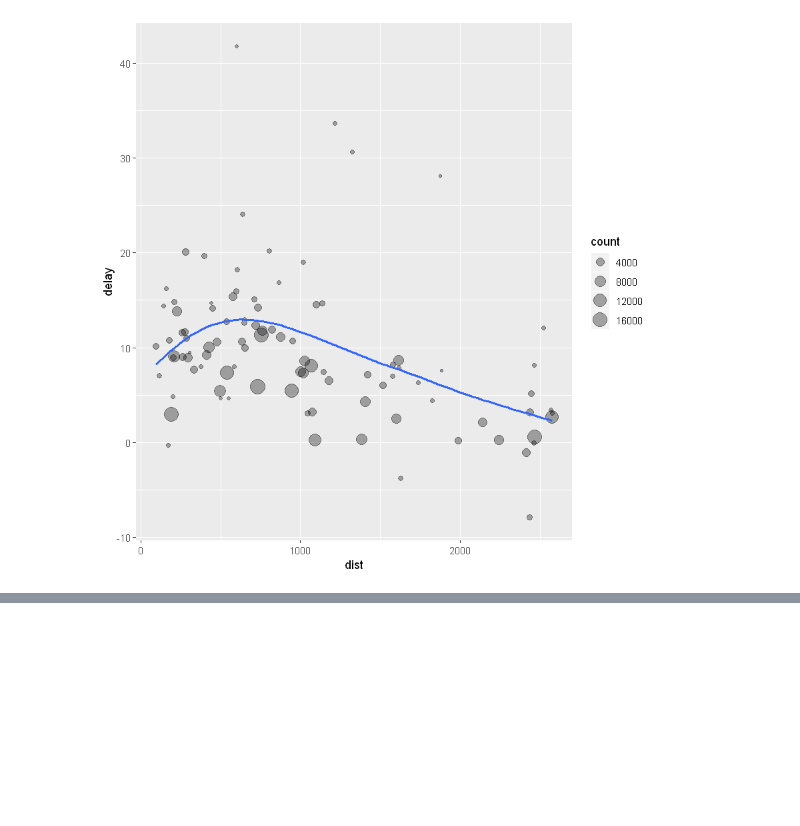
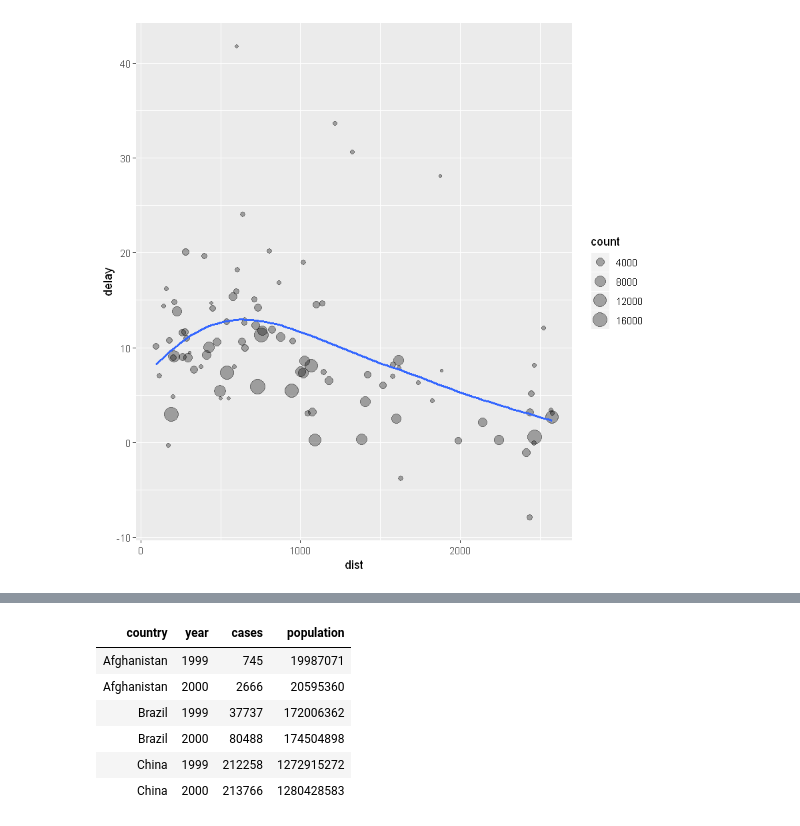
Before and after one commit to ycm91/tmp, a Jupyter notebook: rrpractice.ipynb, the cells around one changed output, grey strips where cells are left out. Saved outputs shown, nothing was run; the diff lists cells and outputs as text; code cells hidden in the pictures; blank space fills up the shorter version.

```diff
--- a/rrpractice.ipynb
+++ b/rrpractice.ipynb
@@ -316,0 +435,20 @@ delays <- flights %>%
+# %%
+table2 %>%
+    spread(key = type, value = count)
+#> # A tibble: 6 x 4
+#>   country      year  cases population
+#>   <chr>       <int>  <int>      <int>
+#> 1 Afghanistan  1999    745   19987071
+#> 2 Afghanistan  2000   2666   20595360
+#> 3 Brazil       1999  37737  172006362
+#> 4 Brazil       2000  80488  174504898
+#> 5 China        1999 212258 1272915272
+#> 6 China        2000 213766 1280428583
+# %% [output]
+| country | year | cases | population |
+| Afghanistan | 1999 | 745 | 19987071 |
+| Afghanistan | 2000 | 2666 | 20595360 |
+| Brazil | 1999 | 37737 | 172006362 |
+| Brazil | 2000 | 80488 | 174504898 |
+| China | 1999 | 212258 | 1272915272 |
+| China | 2000 | 213766 | 1280428583 |
```
Also changed, not shown: parts of 12 cells of this notebook.
